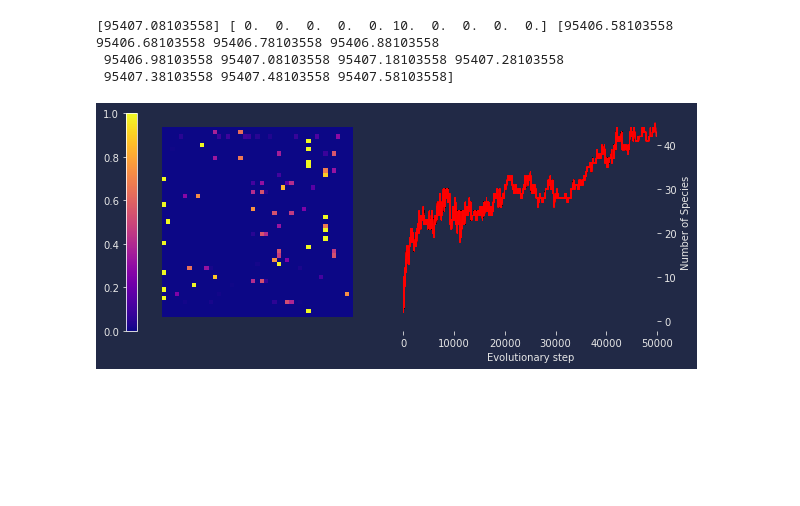
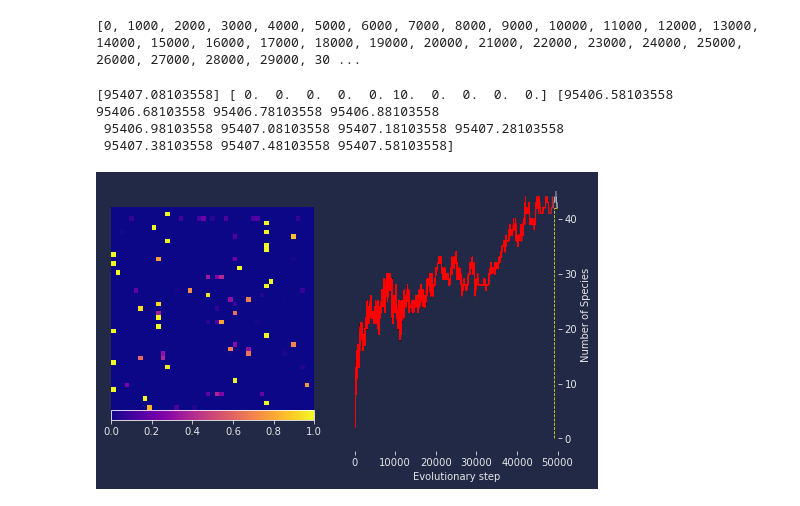
Before and after one commit to calugo/WebWorld, a Jupyter notebook: fwebs.ipynb, the cells around one changed output. Cells and saved outputs as stored; diff of their text form; code cells hidden in the pictures; blank space fills up the shorter version.

Commit message:
better foodweb animations

```diff
--- a/fwebs.ipynb
+++ b/fwebs.ipynb
@@ -16,6 +14,11 @@ FC=glob.glob('ARR/F*')
 ND=glob.glob('ARR/N*')
 Fj =['ARR/F'+str(k)+'.npy' for k in range(0,len(FC),1000)]
 Nj =['ARR/N'+str(k)+'.npy' for k in range(0,len(ND),1000)]
+framesa = [k for k in range(0,len(FC),500)]
+frames = [k for k in range(0,len(FC),1000)]
+print(frames)
+# %% [output]
+[0, 1000, 2000, 3000, 4000, 5000, 6000, 7000, 8000, 9000, 10000, 11000, 12000, 13000, 14000, 15000, 16000, 17000, 18000, 19000, 20000, 21000, 22000, 23000, 24000, 25000, 26000, 27000, 28000, 29000, 30 ...
 # %%
 def fwbckbone(F,N): #Calculates the foodweb and stores is on a dataframe
 
@@ -176,7 +179,7 @@ colors = [
     '#00ff41',  # matrix green
 ]
 # %%
-fig, (ax1,ax2) =  plt.subplots(1,2,figsize=(10,4))
+fig, (ax1,ax2) =  plt.subplots(1,2,figsize=(8,5))
 
 for k in [ax1,ax2]:
     k.set_frame_on(False)
@@ -197,7 +200,7 @@ print(PN,hist,bins)
 
 
 Fm = ax1.imshow(FN,cmap='plasma')
-bar = plt.colorbar(Fm,location='left')
+bar = plt.colorbar(Fm,location='bottom',pad=0.0)
 ax2.plot(TN,SN,'-',color='lightgray',markersize=0.6,linewidth=0.5,alpha=0.8)
 
 mu = ax2.plot(TN[0],SN[0],'-',color='red',linewidth=0.9,alpha=0.85)
@@ -218,38 +221,38 @@ def update(*args):
     if n!=0:
 
         #print(n)
         for line in lines:
             line.remove()
             del line
         lines[:] = []
         nplot[:] = []
-        m=100*n
+        m=n
         line1 = ax2.vlines(m,0,SN[m],color='yellow',linestyle='--', alpha=0.9,linewidth=0.8)
         line2 = ax2.hlines(SN[m],m,500000,color='yellow',linestyle='--', alpha=0.9,linewidth=0.8)
         mu = ax2.plot(TN[0:m],SN[0:m],'-',color='red',linewidth=0.9,alpha=0.85)
         lines.append(line1)
         lines.append(line2)
         nplot.append(mu)
 
 
         fn = 'ARR/F'+str(m)+'.npy'
         Fo = np.load(fn)
         FN = Fo[0:45,0:45]
         ax1.imshow(FN,cmap='plasma')
 
 # Construct the animation, using the update function as the animation director.
-anim = animation.FuncAnimation(fig, update, interval=1, save_count=500)
+anim = animation.FuncAnimation(fig, update, frames=frames,interval=100);#, save_count=500)
 
 ###Animation to Html
-#joy=anim.to_jshtml(fps=None, embed_frames=True, default_mode='once')
-#with open('joy.html','w') as f:
-#    f.write(joy)
+matrixwebs=anim.to_jshtml(fps=None, embed_frames=True, default_mode='once')
+with open('joy.html','w') as f:
+    f.write(matrixwebs)
 #####################
 
-joy = animation.PillowWriter(fps=15, metadata=dict(artist='Me'),bitrate=1800)
-anim.save('joy.gif', writer=joy)
+#joy = animation.PillowWriter(fps=15, metadata=dict(artist='Me'),bitrate=1800)
+#anim.save('joy.gif', writer=joy)
 # %% [output]
 [95407.08103558] [ 0.  0.  0.  0.  0. 10.  0.  0.  0.  0.] [95406.58103558 95406.68103558 95406.78103558 95406.88103558
  95406.98103558 95407.08103558 95407.18103558 95407.28103558
  95407.38103558 95407.48103558 95407.58103558]
-[figure, old version]
+[figure, new version]
```
Also changed, not shown: parts of 3 cells of this notebook, 1 other file.
